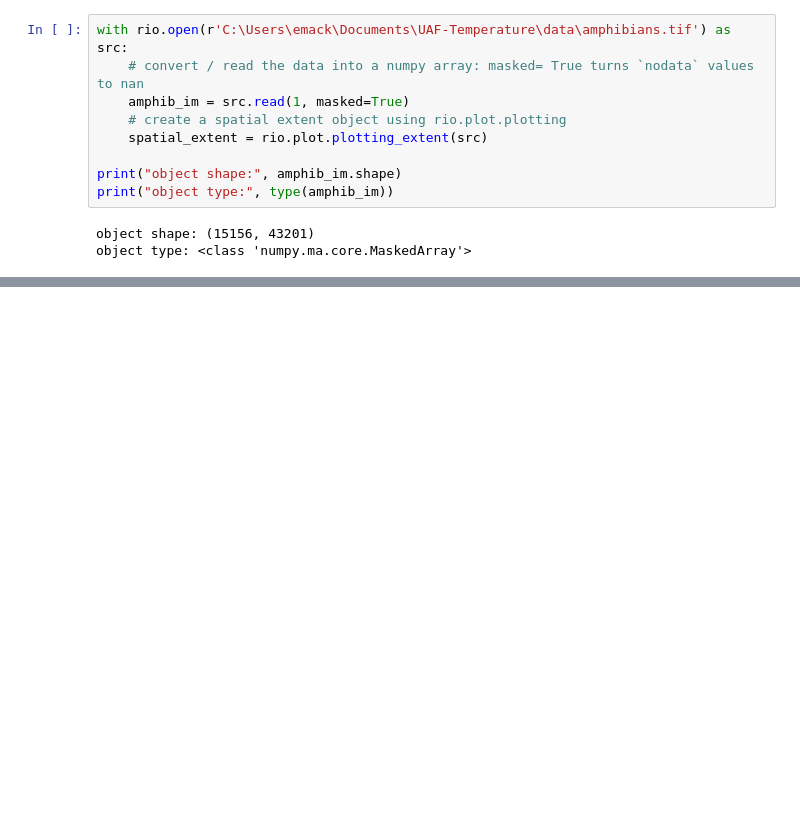
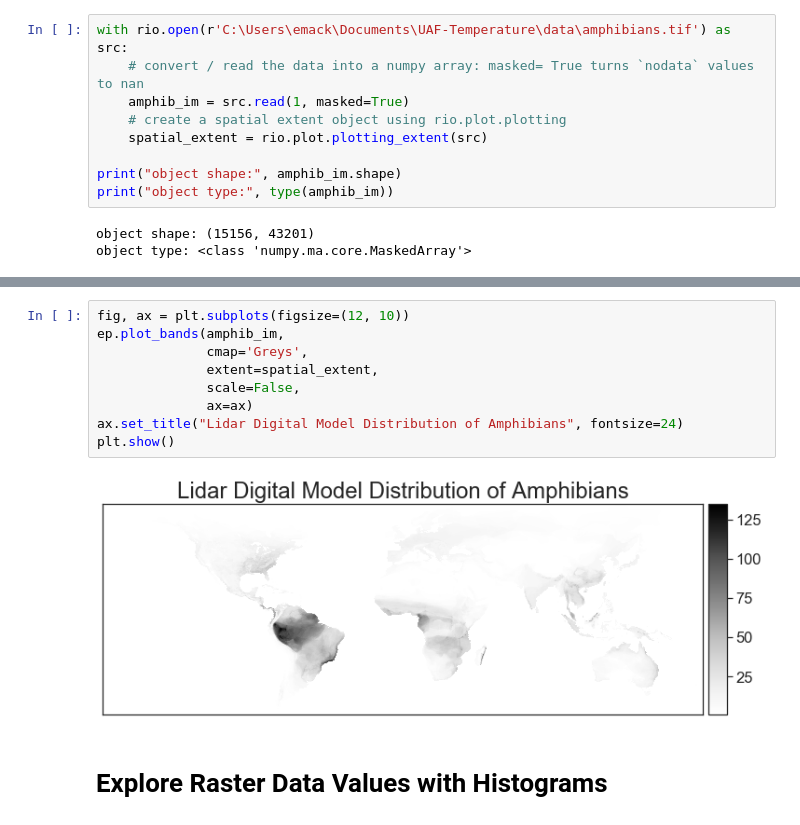
Before and after one commit to SeriousHyena/UAF-Temperature, a Jupyter notebook: temp-1.ipynb, the cells around one changed output, grey strips where cells are left out. Saved outputs shown, nothing was run; the diff lists cells and outputs as text; blank space fills up the shorter version.

```diff
--- a/temp-1.ipynb
+++ b/temp-1.ipynb
@@ -68,0 +80,13 @@ plt.show()
+# %%
+fig, ax = plt.subplots(figsize=(12, 10))
+ep.plot_bands(amphib_im,
+              cmap='Greys',
+              extent=spatial_extent,
+              scale=False,
+              ax=ax)
+ax.set_title("Lidar Digital Model Distribution of Amphibians", fontsize=24)
+plt.show()
+# %% [output]
+[figure, added]
+# %% [markdown]
+# Explore Raster Data Values with Histograms
```
Also changed, not shown: parts of 9 cells of this notebook.
